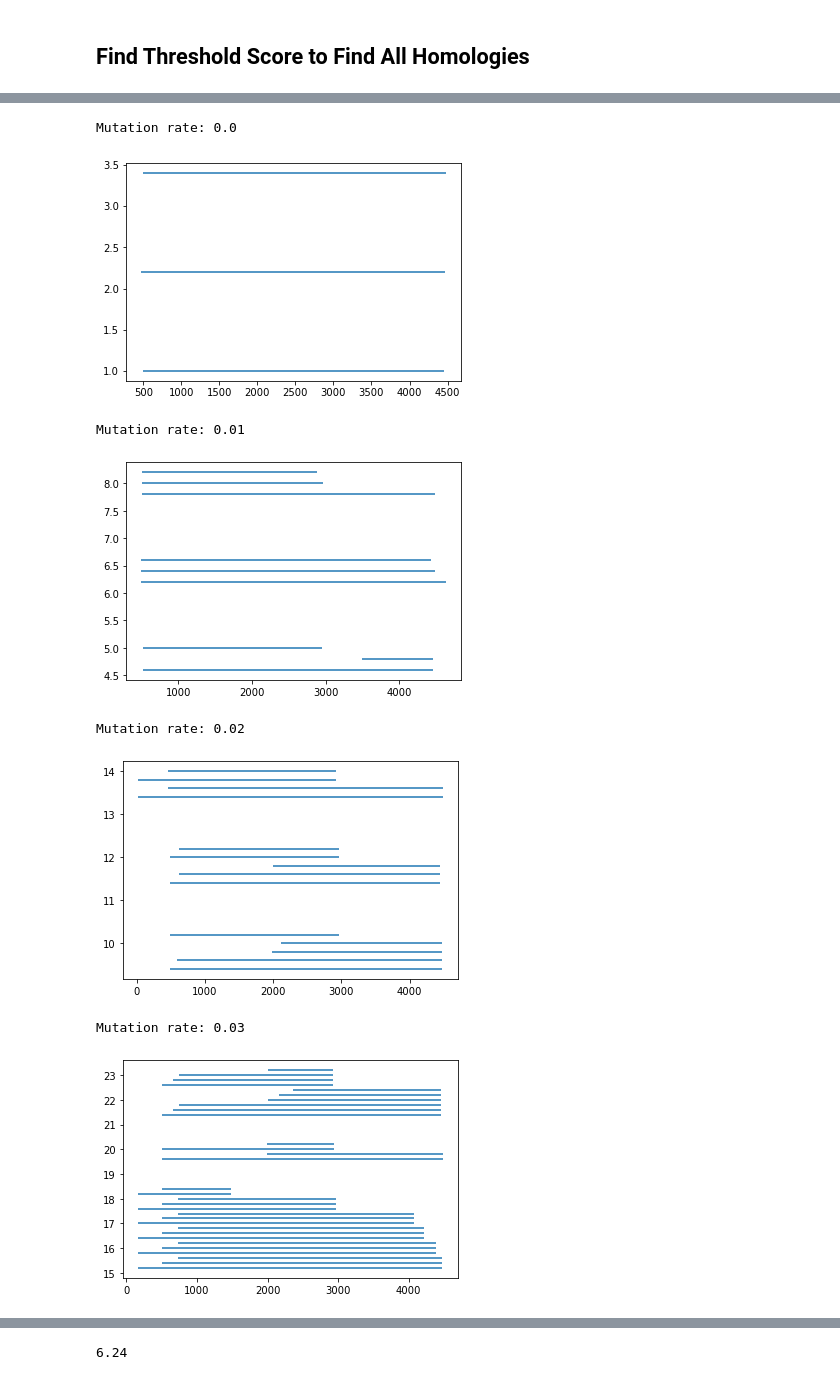
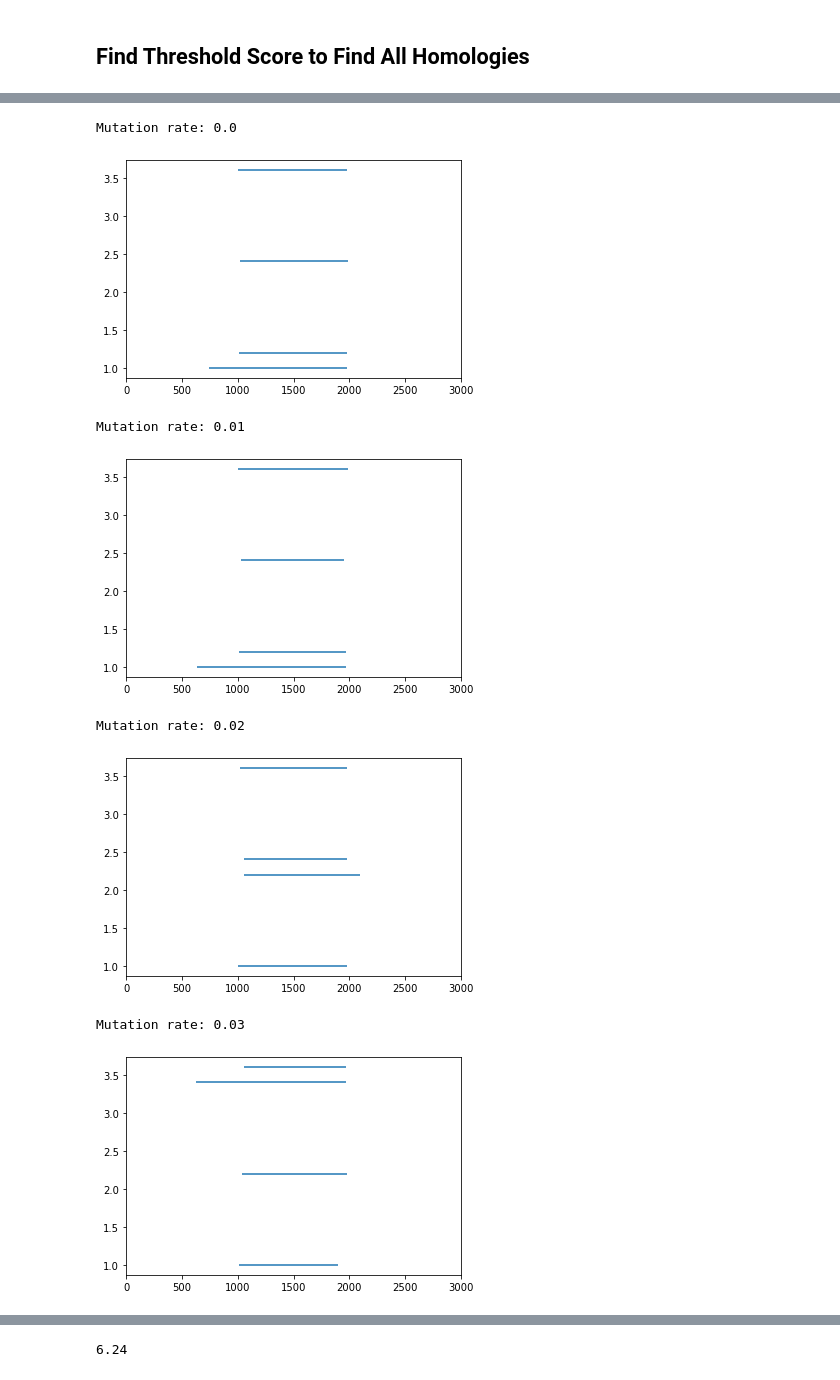
Before and after one commit to medvedevgroup/eskemap, a Jupyter notebook: SimilarityMeasures.ipynb, the cells around one changed output, grey strips where cells are left out. Drawn from its saved outputs; the diff is of its cells as text; code cells hidden in the pictures.

Commit message:
Added new simulation run and started to incorporate nucmer into workflow

```diff
--- a/SimilarityMeasures.ipynb
+++ b/SimilarityMeasures.ipynb
@@ -323,0 +317,4 @@ minScores
+# %%
+minScores = findMinScores(results, homInts)
+
+minScores
@@ -368,0 +383,4 @@ print(nonUnitRes[0])
+# %%
+nonUnitMinScores = findMinScores(nonUnitRes, homInts)
+
+nonUnitMinScores
@@ -368,0 +399,3 @@ print(nonUnitRes[0])
+# %%
+for m in nonUnitRes.keys():
+    print(m, min([r[0] for p in nonUnitRes[m] for r in p]))
@@ -368,0 +454,18 @@ print(nonUnitRes[0])
+# %%
+#Get sketches of new texts
+snglPttnTextSketches = getTextSketches("../simulations/searchPairs_gn100_rn200_gl1000_rl1000_o1_m0*")
+#Load new results
+snglPttnRes = loadHomologies("../simulations/homologies_gn100_rn200_gl1000_rl1000_o1_m0*", snglPttnTextSketches)
+#Calculate pattern sketches for single pattern text pairs
+snglPttnPatternSketches = loadPatternSketches("../simulations/searchPairs_gn100_rn200_gl1000_rl1000_o1_m0*")
+#Calculate homology intervals for single pattern texts
+snglPttnHomInts = calcHomIntervals(snglPttnTextSketches, snglPttnPatternSketches, 1000, 2000, 2500)
+#Calculate thresholds
+snglPttnMinScores = findMinScores(snglPttnRes, snglPttnHomInts)
+
+print("Threshold scores for single pattern texts:")
+print(snglPttnMinScores)
+print("Min scores of single pattern texts:")
+
+for m in snglPttnRes.keys():
+    print(m, min([r[0] for p in snglPttnRes[m] for r in p]))
@@ -369,24 +489,27 @@ print(nonUnitRes[0])
 # %%
-mRates = sorted(coords.keys())
-maxY = 1.
-padding = 0.2
+mRates = sorted(snglPttnRes.keys())
 
 for m in mRates:
     print("Mutation rate:", m)
 
-    for ps in results[m][:3]:
-        toPlot = [p for p in ps if p[0] >= minScores[m]]
-        plt.hlines([maxY + i * padding for i in range(len(toPlot))], [t[1] for t in toPlot], [t[2] for t in toPlot])
+    maxY = 1.
+    padding = 0.2
+
+    for ps in snglPttnRes[m][:3]:
+        toPlot = [p for p in ps if p[0] >= snglPttnMinScores[m]]
+        plt.hlines([maxY + j * padding for j in range(len(toPlot))], [t[1] for t in toPlot], [t[2] for t \
+                                                                                                      in toPlot])
         maxY += 1. + padding * len(toPlot)
+        plt.xlim([0, 3000])
 
     plt.show()
 # %% [output]
 Mutation rate: 0.0
-[figure, old version]
+[figure, new version]
 Mutation rate: 0.01
-[figure, old version]
+[figure, new version]
 Mutation rate: 0.02
-[figure, old version]
+[figure, new version]
 Mutation rate: 0.03
-[figure, old version]
+[figure, new version]
 Mutation rate: 0.04
```
Also changed, not shown: parts of 22 cells of this notebook, 2 other files.
